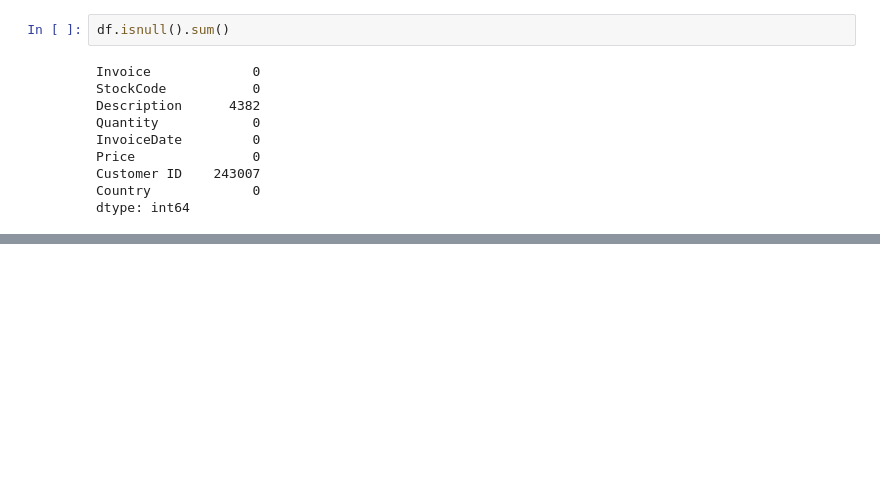
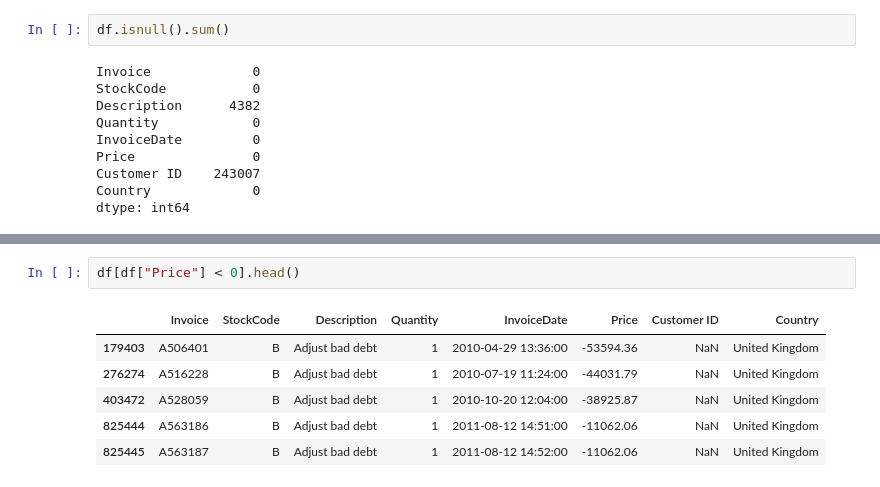
Before and after one commit to AranyakD/RetailPulse, a Jupyter notebook: notebooks/01_data_exploration.ipynb, the cells around one changed output, grey strips where cells are left out. Drawn from its saved outputs; the diff is of its cells as text; blank space fills up the shorter version.

```diff
--- a/notebooks/01_data_exploration.ipynb
+++ b/notebooks/01_data_exploration.ipynb
@@ -57,0 +72,9 @@ dtype: int64
+# %%
+df[df["Price"] < 0].head()
+# %% [output]
+|  | Invoice | StockCode | Description | Quantity | InvoiceDate | Price | Customer ID | Country |
+| 179403 | A506401 | B | Adjust bad debt | 1 | 2010-04-29 13:36:00 | -53594.36 | NaN | United Kingdom |
+| 276274 | A516228 | B | Adjust bad debt | 1 | 2010-07-19 11:24:00 | -44031.79 | NaN | United Kingdom |
+| 403472 | A528059 | B | Adjust bad debt | 1 | 2010-10-20 12:04:00 | -38925.87 | NaN | United Kingdom |
+| 825444 | A563186 | B | Adjust bad debt | 1 | 2011-08-12 14:51:00 | -11062.06 | NaN | United Kingdom |
+| 825445 | A563187 | B | Adjust bad debt | 1 | 2011-08-12 14:52:00 | -11062.06 | NaN | United Kingdom |
```
Also changed, not shown: parts of 16 cells of this notebook.
